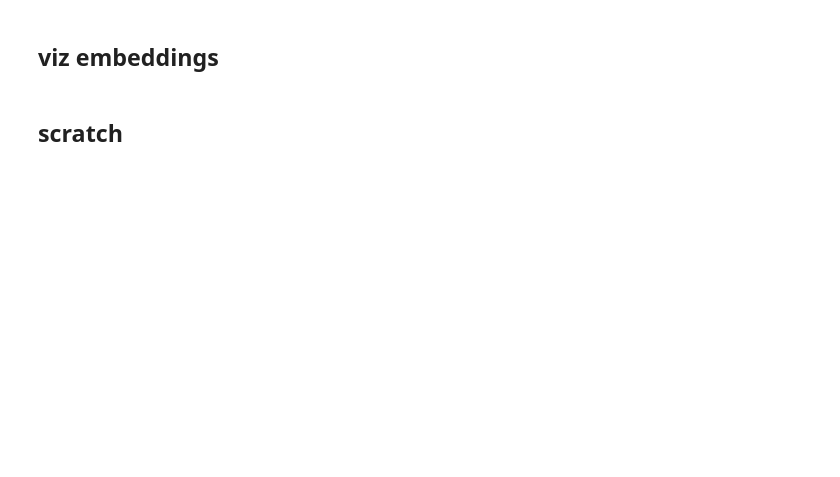
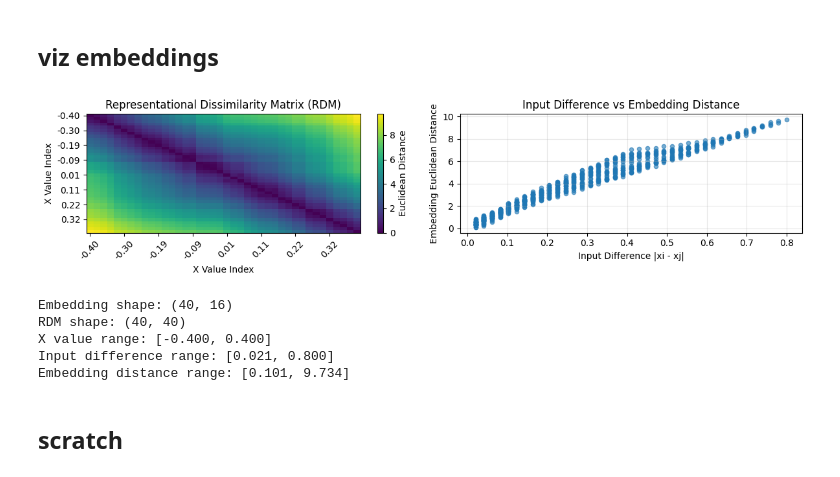
Before and after one commit to siyer7/asymmetry_design, a Jupyter notebook: code/NN.ipynb, the cells around one changed output. Saved outputs shown, nothing was run; the diff lists cells and outputs as text; code cells hidden in the pictures; blank space fills up the shorter version.

```diff
--- a/code/NN.ipynb
+++ b/code/NN.ipynb
@@ -176,5 +220,84 @@ plt.show()
 # %% [markdown]
 ## viz embeddings
+# %%
+# Extract embeddings from the hidden layer
+def get_embeddings(model, x_vals):
+    """Extract hidden layer representations (embeddings) from the model."""
+    model.eval()
+    embeddings = []
+
+    with torch.no_grad():
+        for x in x_vals:
+            x_tensor = torch.tensor([[x]], dtype=torch.float32)
+            # Get output from first layer and apply ReLU
+            hidden = model.linear1(x_tensor)  # First linear layer
+            # Add the embedding noise (to match training behavior)
+            hidden = hidden + torch.randn_like(hidden) * model.embedding_noise
+            hidden = model.relu(hidden)       # ReLU activation
+            embeddings.append(hidden.squeeze().numpy())
+
+    return np.array(embeddings)
+
+# Sample 40 evenly spaced X values across the range
+x_min, x_max = X_np.min(), X_np.max()
+x_test = np.linspace(x_min, x_max, 40)
+
+# Get embeddings for these X values
+embeddings = get_embeddings(model, x_test)
+
+# Compute pairwise Euclidean distances (RDM)
+from scipy.spatial.distance import pdist, squareform
+distances = pdist(embeddings, metric='euclidean')
+rdm = squareform(distances)
+
+# Compute input differences for scatter plot
+input_diffs = []
+embed_dists = []
+for i in range(len(x_test)):
+    for j in range(i+1, len(x_test)):
+        input_diffs.append(abs(x_test[i] - x_test[j]))
+        embed_dists.append(rdm[i, j])
+
+# Plot the RDM and additional analysis
+fig, axs = plt.subplots(1, 2, figsize=(12, 3))
+
+# RDM heatmap
+im = axs[0].imshow(rdm, cmap='viridis', aspect='auto')
+axs[0].set_title('Representational Dissimilarity Matrix (RDM)')
+axs[0].set_xlabel('X Value Index')
+axs[0].set_ylabel('X Value Index')
+fig.colorbar(im, ax=axs[0], label='Euclidean Distance')
+
+# Add tick labels showing actual X values (every 5th value for readability)
+tick_indices = np.arange(0, 40, 5)
+tick_labels = [f'{x_test[i]:.2f}' for i in tick_indices]
+axs[0].set_xticks(tick_indices)
+axs[0].set_yticks(tick_indices)
+axs[0].set_xticklabels(tick_labels, rotation=45)
+axs[0].set_yticklabels(tick_labels)
+
+# Plot input difference vs embedding distance
+axs[1].scatter(input_diffs, embed_dists, alpha=0.6, s=20)
+axs[1].set_xlabel('Input Difference |xi - xj|')
+axs[1].set_ylabel('Embedding Euclidean Distance')
+axs[1].set_title('Input Difference vs Embedding Distance')
+axs[1].grid(True, alpha=0.3)
+
+plt.tight_layout()
+plt.show()
+
+print(f"Embedding shape: {embeddings.shape}")
+print(f"RDM shape: {rdm.shape}")
+print(f"X value range: [{x_min:.3f}, {x_max:.3f}]")
+print(f"Input difference range: [{min(input_diffs):.3f}, {max(input_diffs):.3f}]")
+print(f"Embedding distance range: [{min(embed_dists):.3f}, {max(embed_dists):.3f}]")
+# %% [output]
+[figure, added]
+Embedding shape: (40, 16)
+RDM shape: (40, 40)
+X value range: [-0.400, 0.400]
+Input difference range: [0.021, 0.800]
+Embedding distance range: [0.101, 9.734]
 # %% [markdown]
 ## scratch
 # %%
```
Also changed, not shown: parts of 9 cells of this notebook.
